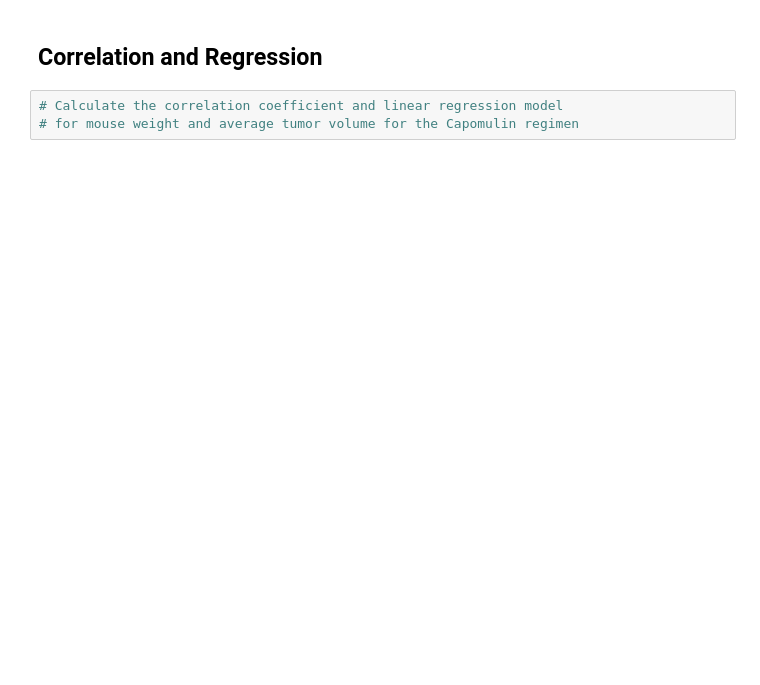
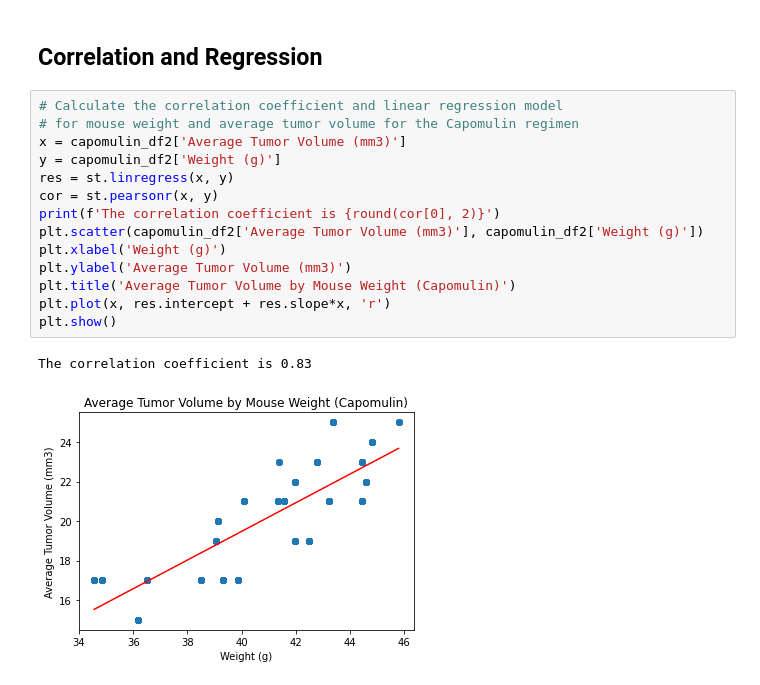
Before and after one commit to ASacdpraseuth/pymaceuticals, a Jupyter notebook: pymaceuticals_starter.ipynb, the cells around one changed output. Cells and saved outputs as stored; diff of their text form; blank space fills up the shorter version.

Commit message:
cor lin regress

```diff
--- a/pymaceuticals_starter.ipynb
+++ b/pymaceuticals_starter.ipynb
@@ -346,5 +365,19 @@ plt.show()
 # %% [markdown]
 ## Correlation and Regression
-# %%
-# Calculate the correlation coefficient and linear regression model
-# for mouse weight and average tumor volume for the Capomulin regimen
+# %%
+# Calculate the correlation coefficient and linear regression model
+# for mouse weight and average tumor volume for the Capomulin regimen
+x = capomulin_df2['Average Tumor Volume (mm3)']
+y = capomulin_df2['Weight (g)']
+res = st.linregress(x, y)
+cor = st.pearsonr(x, y)
+print(f'The correlation coefficient is {round(cor[0], 2)}')
+plt.scatter(capomulin_df2['Average Tumor Volume (mm3)'], capomulin_df2['Weight (g)'])
+plt.xlabel('Weight (g)')
+plt.ylabel('Average Tumor Volume (mm3)')
+plt.title('Average Tumor Volume by Mouse Weight (Capomulin)')
+plt.plot(x, res.intercept + res.slope*x, 'r')
+plt.show()
+# %% [output]
+The correlation coefficient is 0.83
+[figure, added]
```
Also changed, not shown: parts of 6 cells of this notebook.
